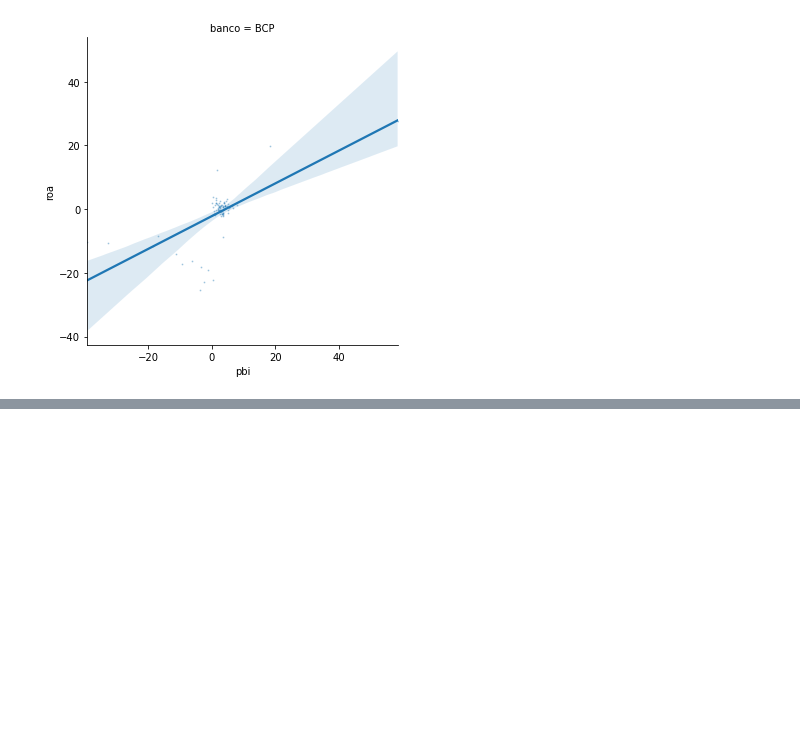
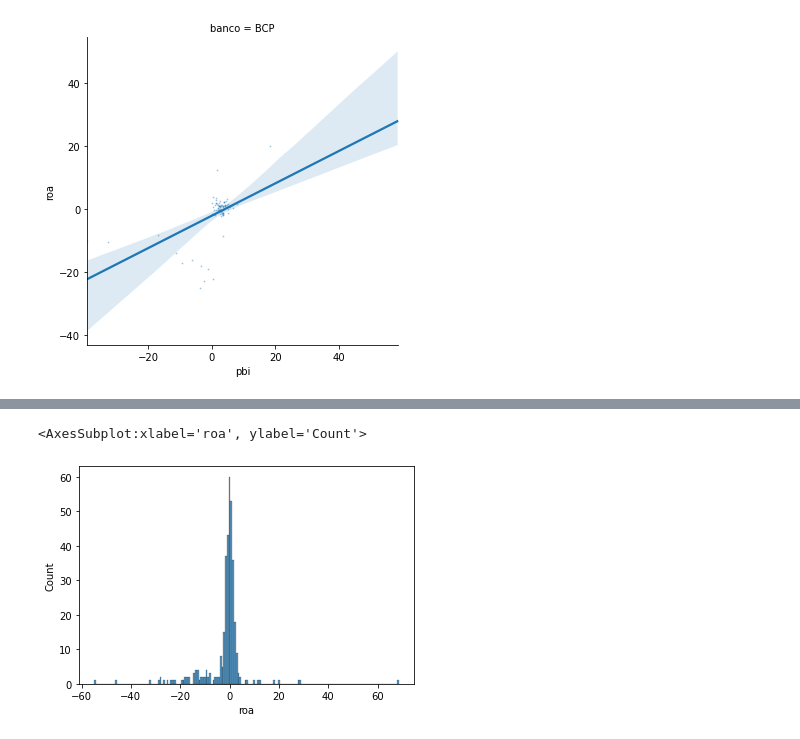
Before and after one commit to JeancarloGeldres/Analysis-Factors-Interns-, a Jupyter notebook: data/BCP_ANALYSIS.ipynb, the cells around one changed output, grey strips where cells are left out. Saved outputs shown, nothing was run; the diff lists cells and outputs as text; code cells hidden in the pictures; blank space fills up the shorter version.

```diff
--- a/data/BCP_ANALYSIS.ipynb
+++ b/data/BCP_ANALYSIS.ipynb
@@ -298,0 +329,5 @@ sns.lmplot(x='pbi', y="roa", col = 'banco', data=modelo_bcp, truncate = True, sc
+# %%
+sns.histplot(modelo['roa'])
+# %% [output]
+<AxesSubplot:xlabel='roa', ylabel='Count'>
+[figure, added]
```
Also changed, not shown: parts of 7 cells of this notebook.
